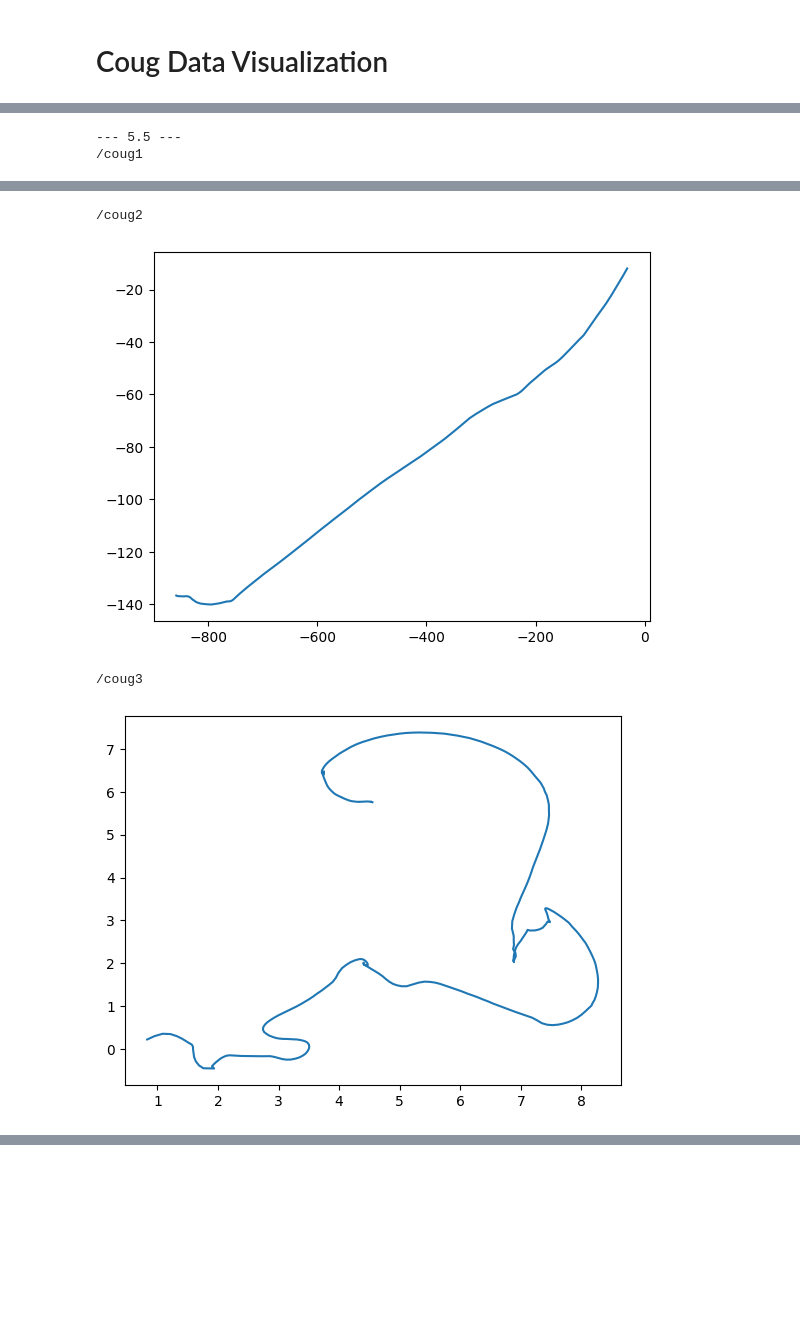
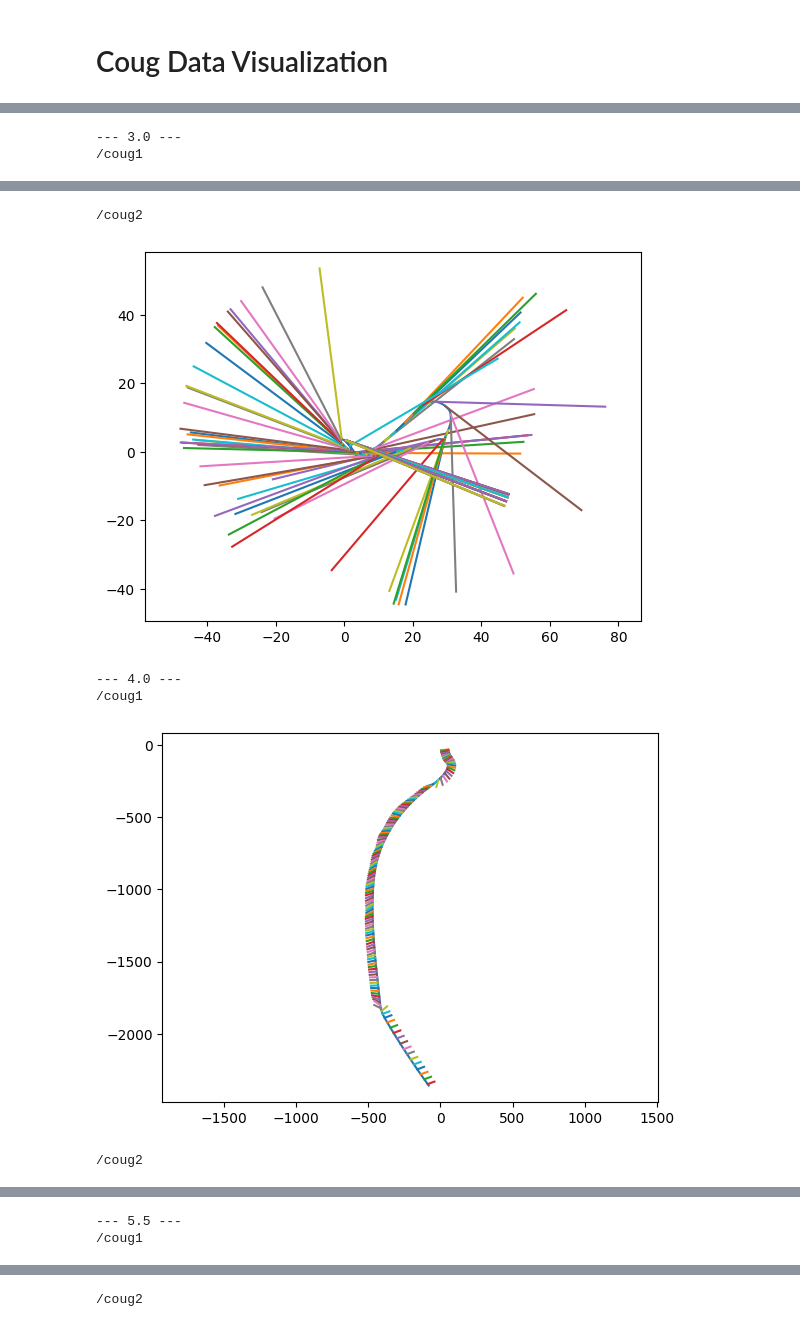
Before and after one commit to BYU-FRoSt-Lab/cougars-base-station, a Jupyter notebook: postprocessing/mission_plot.ipynb, the cells around one changed output, grey strips where cells are left out. Saved outputs shown, nothing was run; the diff lists cells and outputs as text; code cells hidden in the pictures; blank space fills up the shorter version.

Commit message:
Plots to debug dvl output

```diff
--- a/postprocessing/mission_plot.ipynb
+++ b/postprocessing/mission_plot.ipynb
@@ -137,16 +167,19 @@ for mission, dfsByTopic in dfsByMission.items():
 # %%
 # Modem predicted paths relative to base station
 for mission, dfsByTopic in dfsByMission.items():
-    print(f"--- {mission} ---")
-    bst_rec = dfsByTopic["/modem_rec"]
+    try:
+        print(f"--- {mission} ---")
+        bst_rec = dfsByTopic["/modem_rec"]
 
-    for bid in range(15):
-        modem_from_bid = bst_rec[bst_rec['src_id']==bid]
-        if len(modem_from_bid)>0:
-            plt.plot(modem_from_bid['position_easting'],
-                    modem_from_bid['position_northing'],
-                    "-o", markersize=2)
-    plt.plot([0],[0],'ro',markersize=3)
-    plt.axis('equal')
-    plt.show()
+        for bid in range(15):
+            modem_from_bid = bst_rec[bst_rec['src_id']==bid]
+            if len(modem_from_bid)>0:
+                plt.plot(modem_from_bid['position_easting'],
+                        modem_from_bid['position_northing'],
+                        "-o", markersize=2)
+        plt.plot([0],[0],'ro',markersize=3)
+        plt.axis('equal')
+        plt.show()
+    except KeyError:
+        print("no data")
 # %% [output]
@@ -180,14 +226,33 @@ for mission, dfsByTopic in dfsByMission.items():
 # %%
+
+
+from scipy.spatial.transform import Rotation as R
+from math import sin, cos, pi
+
 for mission, dfsByTopic in dfsByMission.items():
     print(f"--- {mission} ---")
     for ns in VEHCILE_NAMESPACES:
         try:
             dvl_df = dfsByTopic[ns+"/dvl/dead_reckoning"]
             plt.plot(dvl_df["pose.pose.position.x"], dvl_df["pose.pose.position.y"])
+            for i in range(0,len(dvl_df),10):
+                dvl_row = dvl_df.iloc[i]
+                x = dvl_row["pose.pose.position.x"]
+                y = dvl_row["pose.pose.position.y"]
+                dr_q = [dvl_row['pose.pose.orientation.x'], dvl_row['pose.pose.orientation.y'],
+                dvl_row['pose.pose.orientation.z'], dvl_row['pose.pose.orientation.w']]
+                dr_R = R.from_quat(dr_q)
+                dr_yaw = dr_R.as_euler('zyx', degrees=False)[0]
+
+                # print(dr_yaw)
+                # plt.plot(sx, sy, 'o')
+                plt.plot([x, x+50*cos(dr_yaw)],[y, y+50*sin(dr_yaw)])
+
             print(ns)
+            plt.axis('equal')
             plt.show()
         except KeyError:
             print(ns+": no data")
 # %% [output]
---- 5.5 ---
+--- 3.0 ---
 /coug1
@@ -195,4 +260,6 @@ for mission, dfsByTopic in dfsByMission.items():
 /coug2
-[figure, old version]
+[figure, new version]
-/coug3
+--- 4.0 ---
+/coug1
-[figure, old version]
+[figure, new version]
+/coug2
@@ -198,0 +267,2 @@ for mission, dfsByTopic in dfsByMission.items():
+--- 5.5 ---
+/coug1
@@ -198,0 +270 @@ for mission, dfsByTopic in dfsByMission.items():
+/coug2
```
Also changed, not shown: parts of 15 cells of this notebook, 1 other file.
